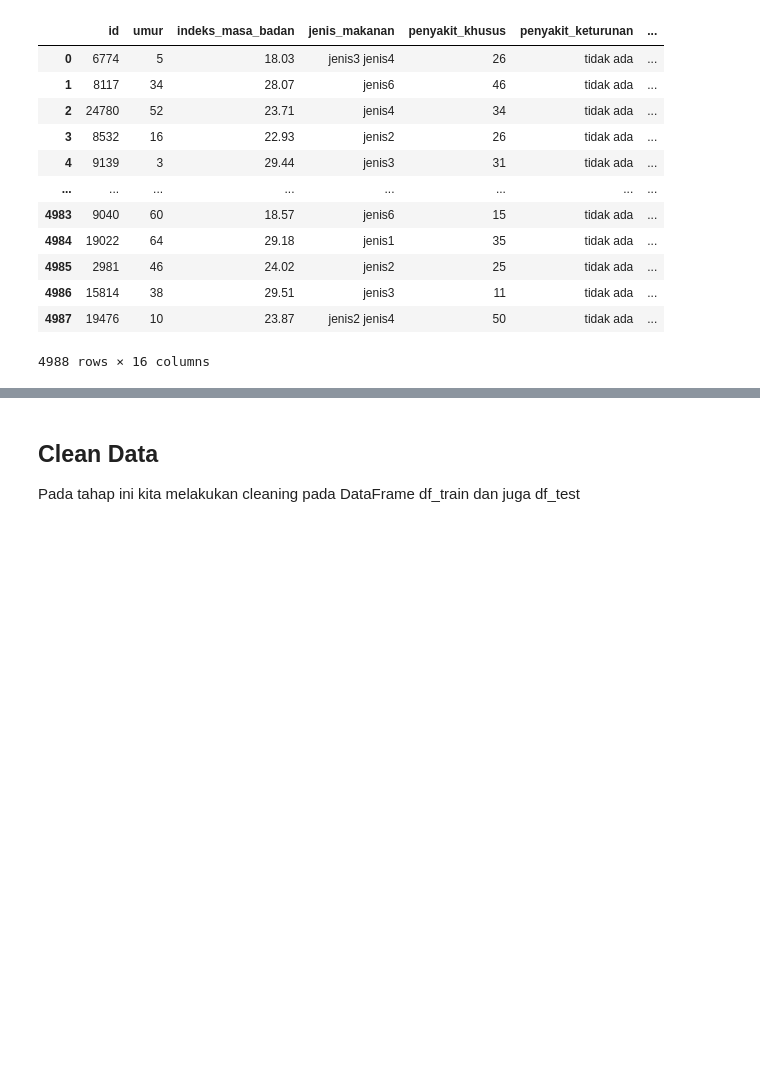
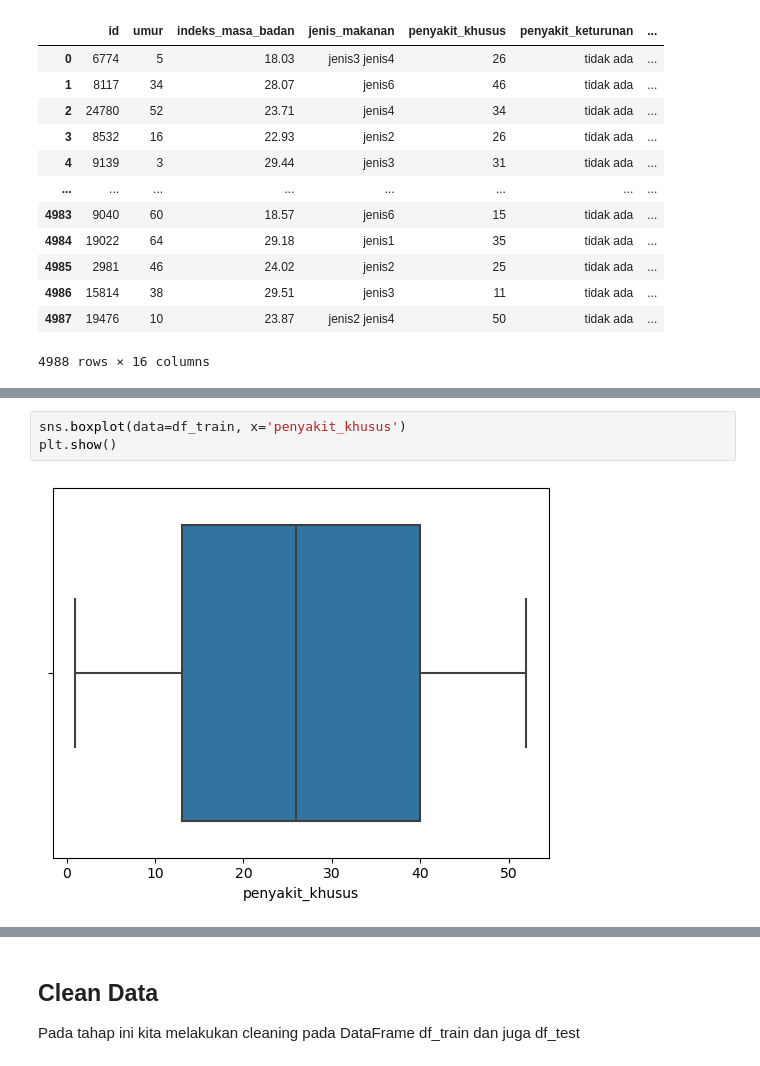
Before and after one commit to denisikiandani/KaggleCompetition-Wellness_Classifier, a Jupyter notebook: enimanyod.ipynb, the cells around one changed output, grey strips where cells are left out. Cells and saved outputs as stored; diff of their text form; blank space fills up the shorter version.

```diff
--- a/enimanyod.ipynb
+++ b/enimanyod.ipynb
@@ -64,0 +388,5 @@ df_test
+# %%
+sns.boxplot(data=df_train, x='penyakit_khusus')
+plt.show()
+# %% [output]
+[figure, added]
```
Also changed, not shown: parts of 79 cells of this notebook, 7 other files.
